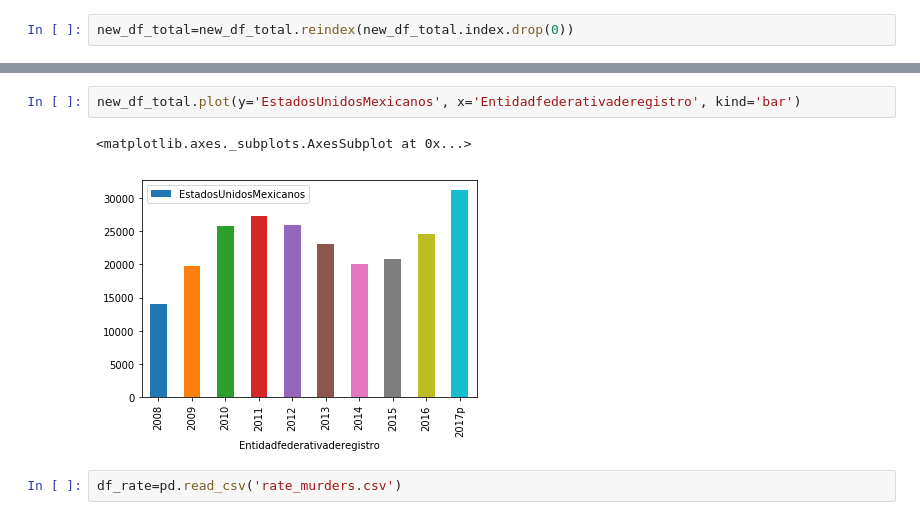
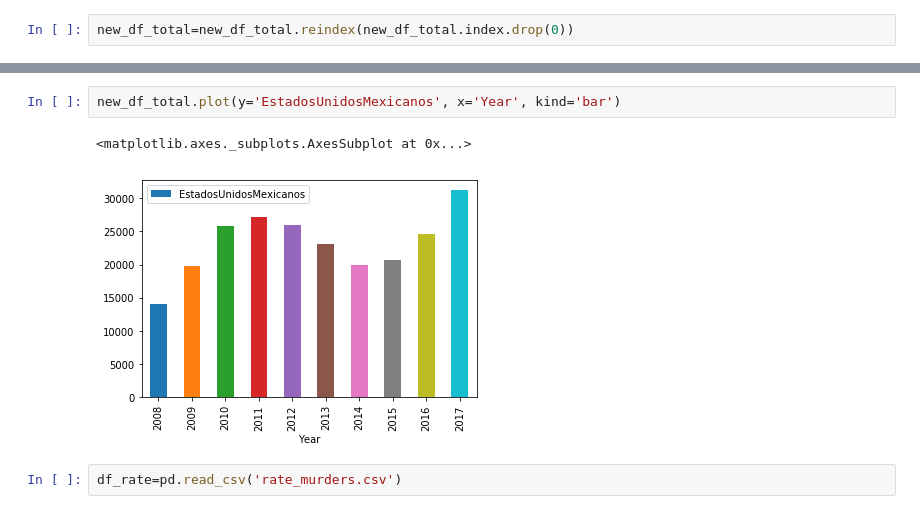
Before and after one commit to dbaptistr/data-studio, a Jupyter notebook: 04-project/Murder in Mexico.ipynb, the cells around one changed output, grey strips where cells are left out. Drawn from its saved outputs; the diff is of its cells as text.

```diff
--- a/04-project/Murder in Mexico.ipynb
+++ b/04-project/Murder in Mexico.ipynb
@@ -115,9 +115,9 @@ new_df_total
 10 rows × 34 columns
 # %%
-new_df_total.plot(y='EstadosUnidosMexicanos', x='Entidadfederativaderegistro', kind='bar')
+new_df_total.plot(y='EstadosUnidosMexicanos', x='Year', kind='bar')
 # %% [output]
 <matplotlib.axes._subplots.AxesSubplot at 0x...>
-[figure, old version]
+[figure, new version]
 # %%
 df_rate=pd.read_csv('rate_murders.csv')
 # %%
```
Also changed, not shown: parts of 37 cells of this notebook.
